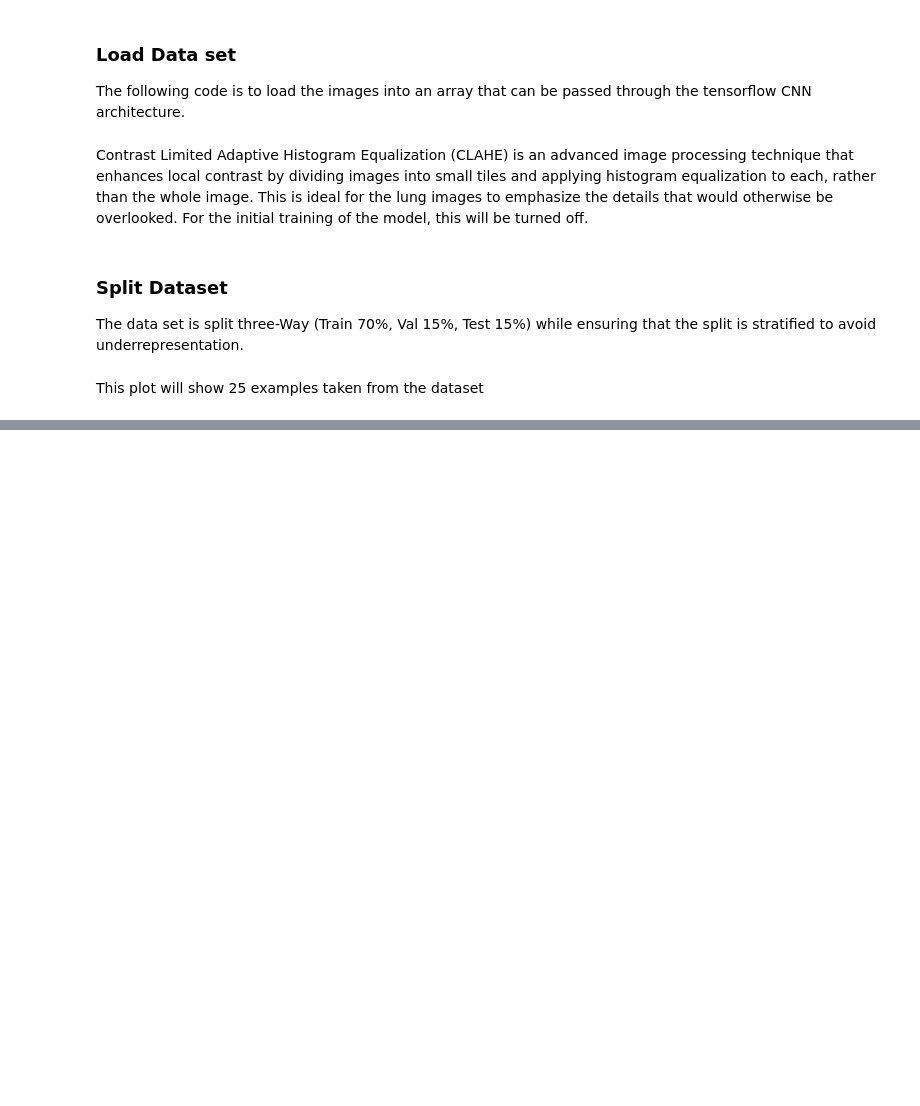
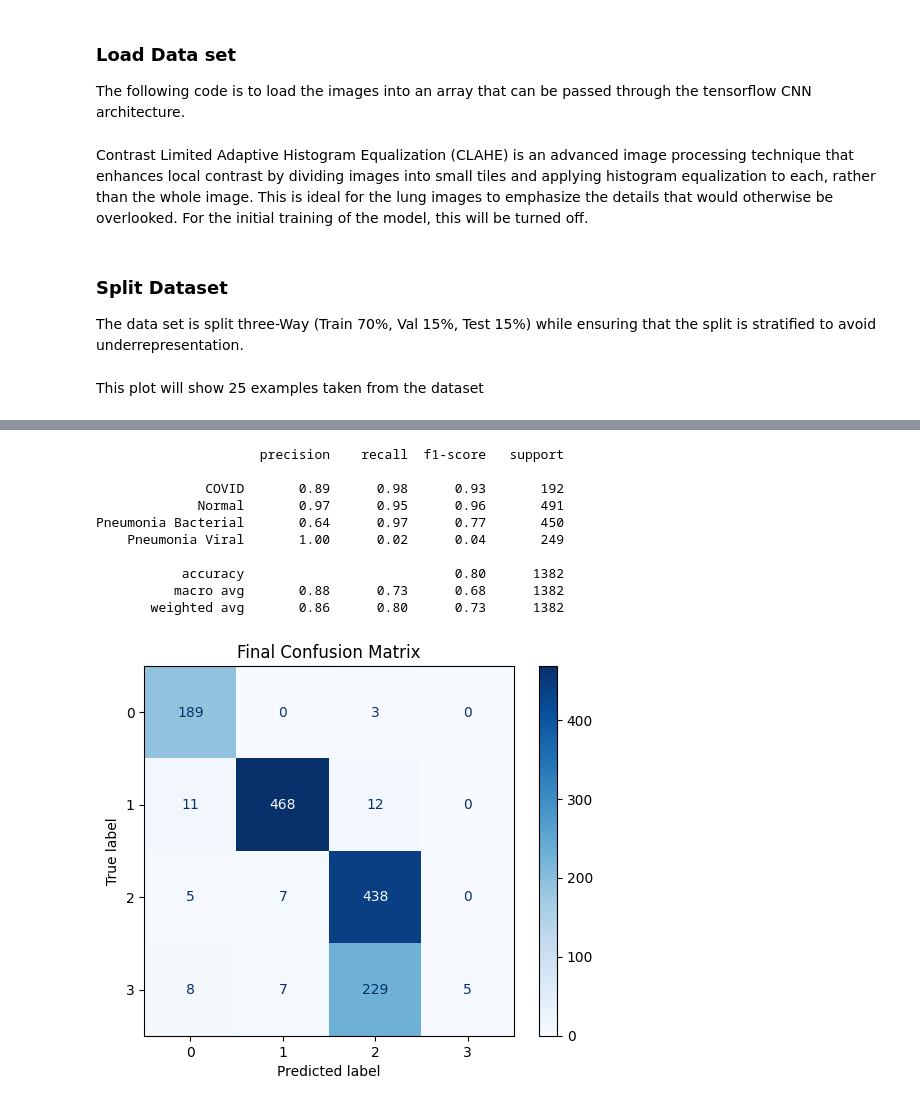
Before and after one commit to KCandy24/csc713m-mco, a Jupyter notebook: CNN.ipynb, the cells around one changed output, grey strips where cells are left out. Drawn from its saved outputs; the diff is of its cells as text; code cells hidden in the pictures; blank space fills up the shorter version.

```diff
--- a/CNN.ipynb
+++ b/CNN.ipynb
@@ -175,0 +545,27 @@ plt.show()
+# %%
+def get_multistage_predictions(X_data, model_s1, model_s2):
+    s1_probs = model_s1.predict(X_data)
+    s1_preds = np.argmax(s1_probs, axis=1)
+
+    final_predictions = np.zeros(len(s1_preds))
+
+    for i in range(len(s1_preds)):
+        if s1_preds[i] == 0:
+            # Predicted COVID
+            final_predictions[i] = 0
+        elif s1_preds[i] == 1:
+            # Predicted Normal
+            final_predictions[i] = 1
+        else:
+            # Stage 1 says it's Pneumonia (Class 2)
+            img_input = X_data[i:i+1]
+            s2_prob = model_s2.predict(img_input)
+            s2_pred = np.argmax(s2_prob, axis=1)[0]
+
+            # Map Stage 2 (0, 1) back to original labels (2: Bacterial, 3: Viral)
+            final_predictions[i] = s2_pred + 2
+
+    return final_predictions.astype(int)
+# %%
+print("\nEvaluating model on unseen Test Set...")
+predicted_classes = get_multistage_predictions(X_test, model_s1, model_s2)
@@ -175,0 +591,25 @@ plt.show()
+# %%
+y_test_flat = y_test.flatten().astype(np.int32)
+
+target_names = ['COVID', 'Normal', 'Pneumonia Bacterial', 'Pneumonia Viral']
+print(classification_report(y_test_flat, predicted_classes, target_names=target_names))
+
+
+cm = confusion_matrix(y_test_flat, predicted_classes)
+
+disp = ConfusionMatrixDisplay(confusion_matrix=cm)
+disp.plot(cmap=plt.cm.Blues)
+plt.title("Final Confusion Matrix")
+plt.show()
+# %% [output]
+                     precision    recall  f1-score   support
+
+              COVID       0.89      0.98      0.93       192
+             Normal       0.97      0.95      0.96       491
+Pneumonia Bacterial       0.64      0.97      0.77       450
+    Pneumonia Viral       1.00      0.02      0.04       249
+
+           accuracy                           0.80      1382
+          macro avg       0.88      0.73      0.68      1382
+       weighted avg       0.86      0.80      0.73      1382
+[figure, added]
```
Also changed, not shown: parts of 26 cells of this notebook.
